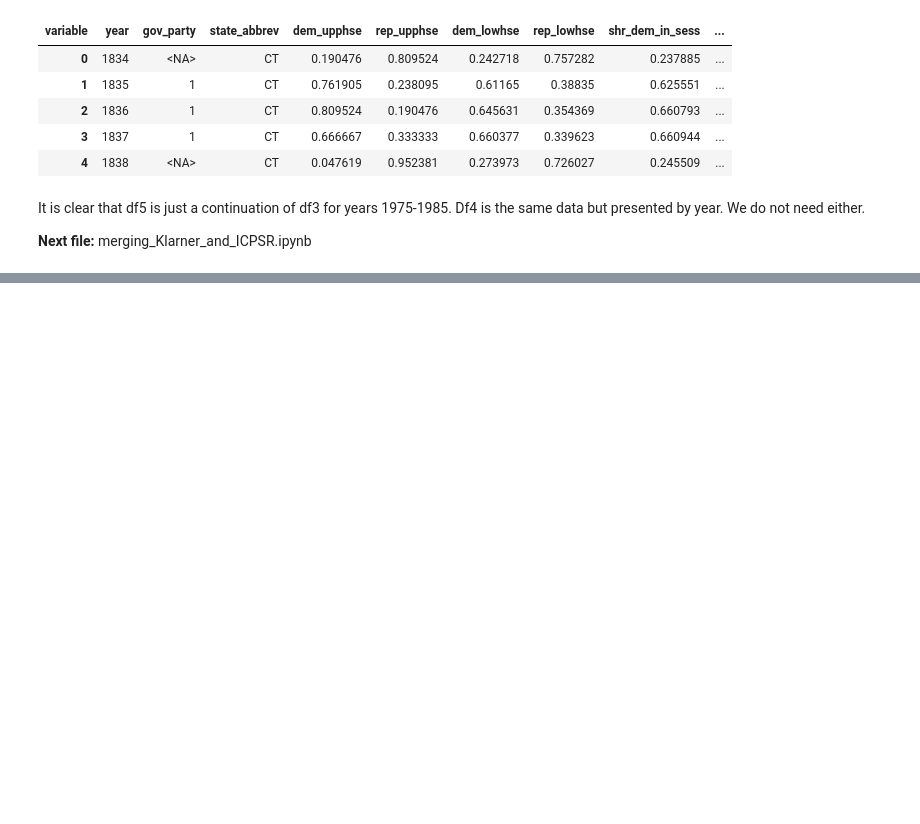
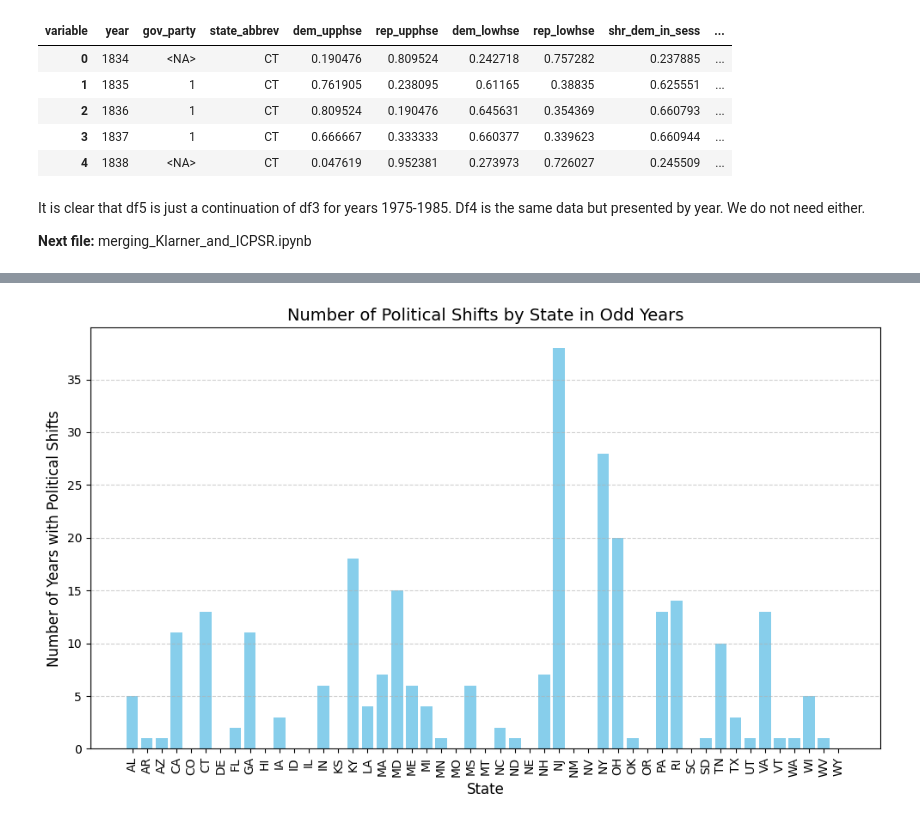
Before and after one commit to batShimon/similarity_data, a Jupyter notebook: Cleaning_icpsr16_partisan_composition.ipynb, the cells around one changed output, grey strips where cells are left out. Drawn from its saved outputs; the diff is of its cells as text; code cells hidden in the pictures; blank space fills up the shorter version.

```diff
--- a/Cleaning_icpsr16_partisan_composition.ipynb
+++ b/Cleaning_icpsr16_partisan_composition.ipynb
@@ -771,0 +820,12 @@ It is clear that df5 is just a continuation of df3 for years 1975-1985. Df4 is t
+# %%
+plt.figure(figsize=(10, 6))
+plt.bar(results_df['state'], results_df['num_occurrences'], color='skyblue')
+plt.title('Number of Political Shifts by State in Odd Years', fontsize=14)
+plt.xlabel('State', fontsize=12)
+plt.ylabel('Number of Years with Political Shifts', fontsize=12)
+plt.xticks(rotation=90)
+plt.grid(axis='y', linestyle='--', alpha=0.6)
+plt.tight_layout()
+plt.show()
+# %% [output]
+[figure, added]
```
Also changed, not shown: parts of 8 cells of this notebook, 1 other file.
